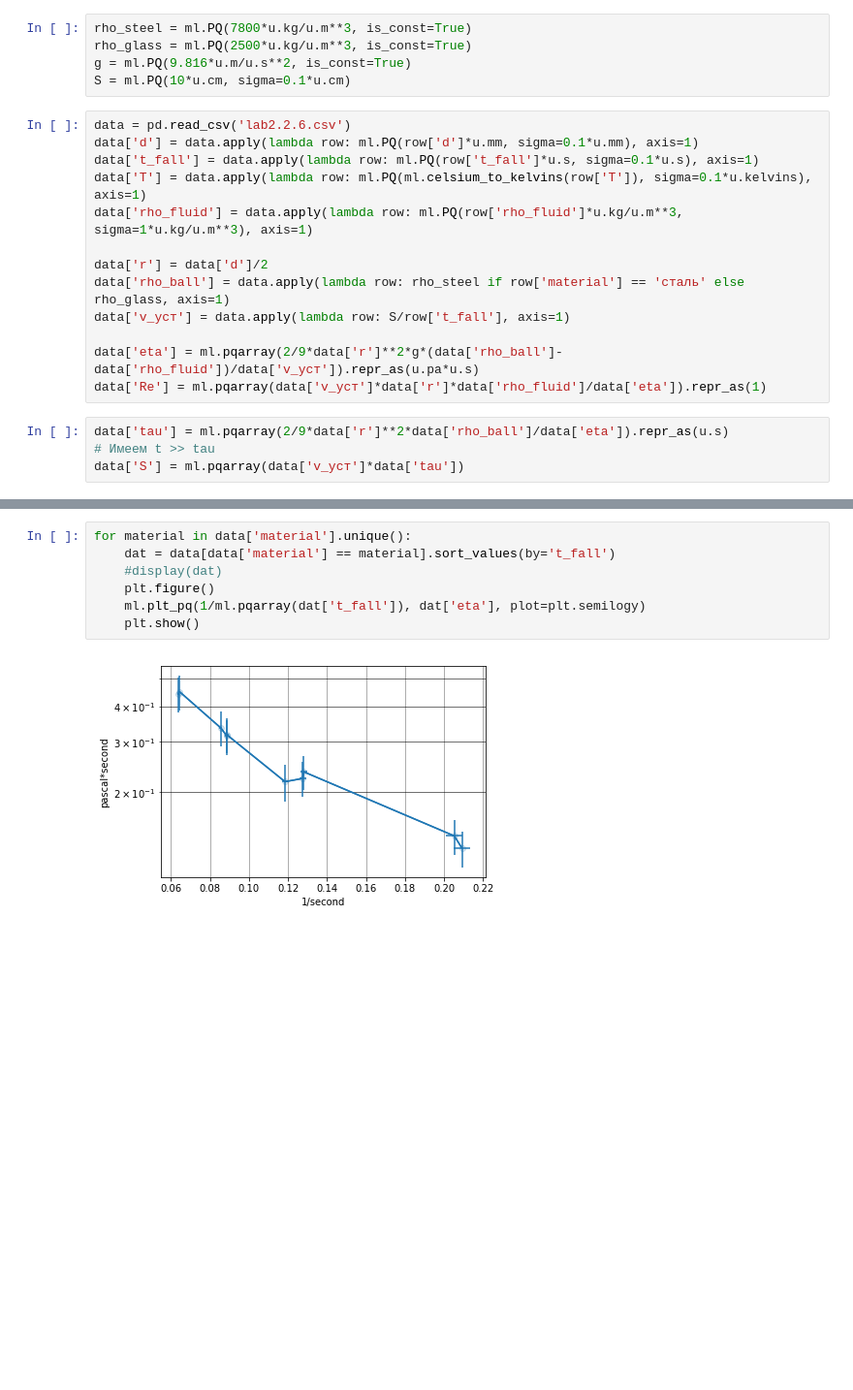
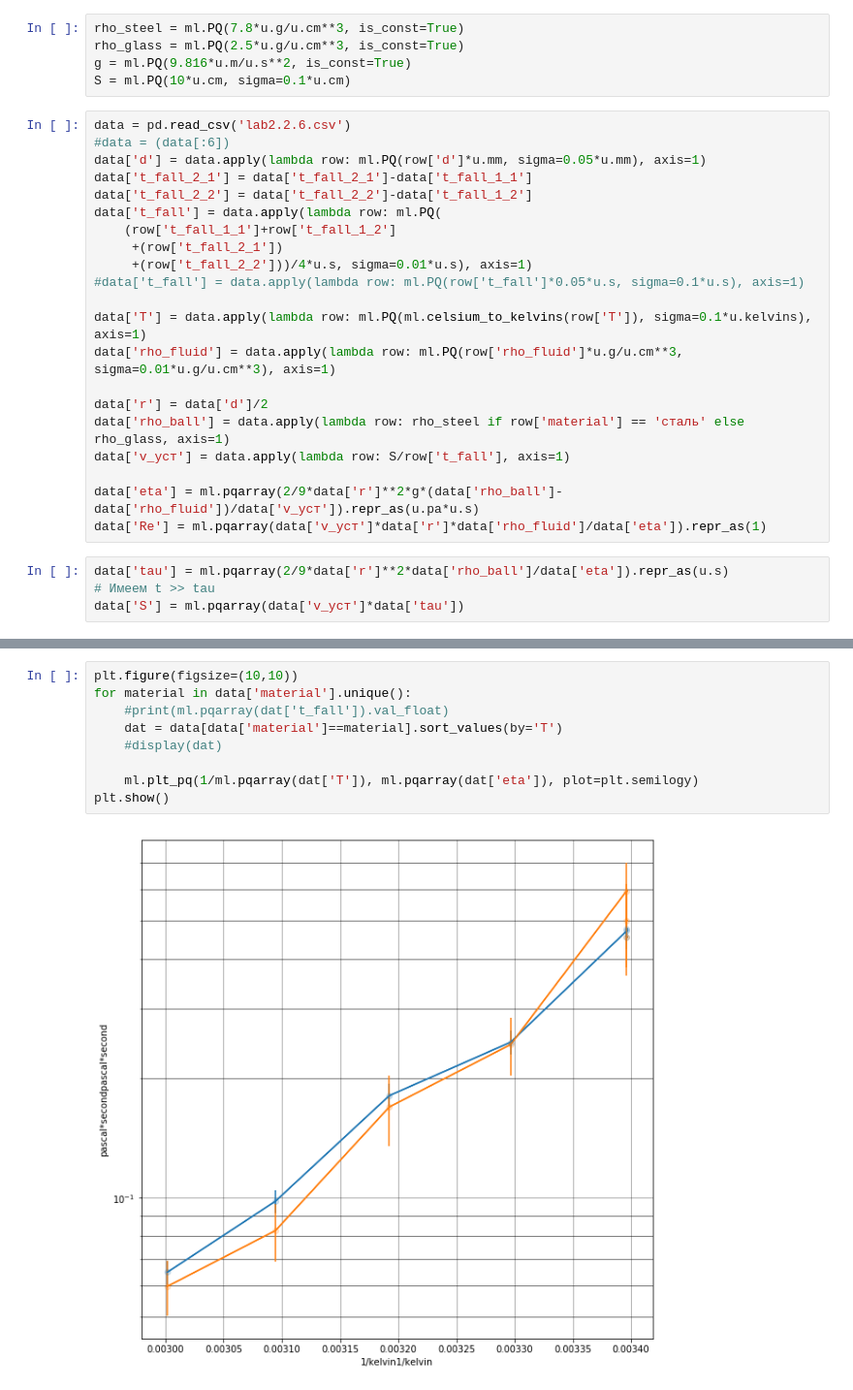
Before and after one commit to Wiki-fan/miptlabs, a Jupyter notebook: lab2.2.6 example.ipynb, the cells around one changed output, grey strips where cells are left out. Shown: that part at 97% size. Saved outputs shown, nothing was run; the diff lists cells and outputs as text; blank space fills up the shorter version.

Commit message:
lab2.2.6 data

```diff
--- a/lab2.2.6 example.ipynb
+++ b/lab2.2.6 example.ipynb
@@ -29,16 +29,24 @@ sp.__version__
 # %% [output]
 '1.1.2.dev'
 # %%
-rho_steel = ml.PQ(7800*u.kg/u.m**3, is_const=True)
-rho_glass = ml.PQ(2500*u.kg/u.m**3, is_const=True)
+rho_steel = ml.PQ(7.8*u.g/u.cm**3, is_const=True)
+rho_glass = ml.PQ(2.5*u.g/u.cm**3, is_const=True)
 g = ml.PQ(9.816*u.m/u.s**2, is_const=True)
 S = ml.PQ(10*u.cm, sigma=0.1*u.cm)
 # %%
 data = pd.read_csv('lab2.2.6.csv')
-data['d'] = data.apply(lambda row: ml.PQ(row['d']*u.mm, sigma=0.1*u.mm), axis=1)
-data['t_fall'] = data.apply(lambda row: ml.PQ(row['t_fall']*u.s, sigma=0.1*u.s), axis=1)
+#data = (data[:6])
+data['d'] = data.apply(lambda row: ml.PQ(row['d']*u.mm, sigma=0.05*u.mm), axis=1)
+data['t_fall_2_1'] = data['t_fall_2_1']-data['t_fall_1_1']
+data['t_fall_2_2'] = data['t_fall_2_2']-data['t_fall_1_2']
+data['t_fall'] = data.apply(lambda row: ml.PQ(
+    (row['t_fall_1_1']+row['t_fall_1_2']
+     +(row['t_fall_2_1'])
+     +(row['t_fall_2_2']))/4*u.s, sigma=0.01*u.s), axis=1)
+#data['t_fall'] = data.apply(lambda row: ml.PQ(row['t_fall']*0.05*u.s, sigma=0.1*u.s), axis=1)
+
 data['T'] = data.apply(lambda row: ml.PQ(ml.celsium_to_kelvins(row['T']), sigma=0.1*u.kelvins), axis=1)
-data['rho_fluid'] = data.apply(lambda row: ml.PQ(row['rho_fluid']*u.kg/u.m**3, sigma=1*u.kg/u.m**3), axis=1)
+data['rho_fluid'] = data.apply(lambda row: ml.PQ(row['rho_fluid']*u.g/u.cm**3, sigma=0.01*u.g/u.cm**3), axis=1)
 
 data['r'] = data['d']/2
 data['rho_ball'] = data.apply(lambda row: rho_steel if row['material'] == 'сталь' else rho_glass, axis=1)
@@ -74,9 +96,11 @@ data
 # %%
+plt.figure(figsize=(10,10))
 for material in data['material'].unique():
-    dat = data[data['material'] == material].sort_values(by='t_fall')
+    #print(ml.pqarray(dat['t_fall']).val_float)
+    dat = data[data['material']==material].sort_values(by='T')
     #display(dat)
-    plt.figure()
-    ml.plt_pq(1/ml.pqarray(dat['t_fall']), dat['eta'], plot=plt.semilogy)
-    plt.show()
+
+    ml.plt_pq(1/ml.pqarray(dat['T']), ml.pqarray(dat['eta']), plot=plt.semilogy)
+plt.show()
 # %% [output]
-[figure, old version]
+[figure, new version]
```
Also changed, not shown: parts of 3 cells of this notebook, 1 other file.
